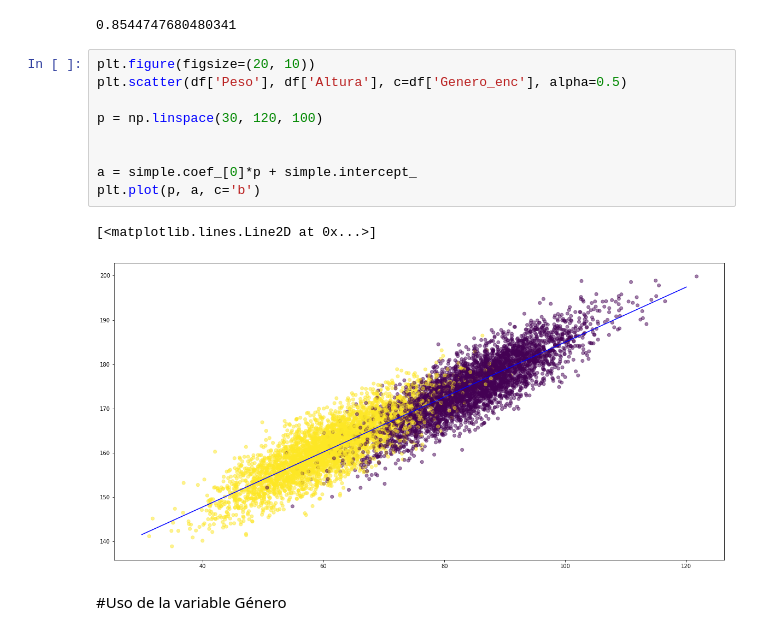
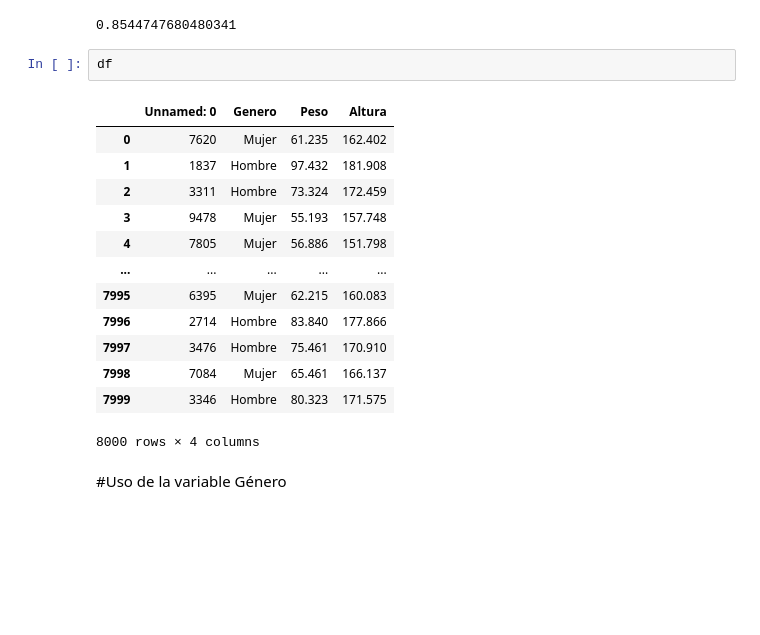
Before and after one commit to LCaravaggio/AnalisisPredictivo, a Jupyter notebook: Pesos_alturas.ipynb, the cells around one changed output. Drawn from its saved outputs; the diff is of its cells as text; blank space fills up the shorter version.

```diff
--- a/Pesos_alturas.ipynb
+++ b/Pesos_alturas.ipynb
@@ -24,18 +24,22 @@ LinearRegression(copy_X=True, fit_intercept=True, n_jobs=None, normalize=False)
 simple.score(df[['Peso']], df['Altura'])
 # %% [output]
 0.8544747680480341
-# %%
-plt.figure(figsize=(20, 10))
-plt.scatter(df['Peso'], df['Altura'], c=df['Genero_enc'], alpha=0.5)
-
-p = np.linspace(30, 120, 100)
-
-
-a = simple.coef_[0]*p + simple.intercept_
-plt.plot(p, a, c='b')
-# %% [output]
-[<matplotlib.lines.Line2D at 0x...>]
-[figure, removed]
+# %%
+df
+# %% [output]
+|  | Unnamed: 0 | Genero | Peso | Altura |
+| 0 | 7620 | Mujer | 61.235 | 162.402 |
+| 1 | 1837 | Hombre | 97.432 | 181.908 |
+| 2 | 3311 | Hombre | 73.324 | 172.459 |
+| 3 | 9478 | Mujer | 55.193 | 157.748 |
+| 4 | 7805 | Mujer | 56.886 | 151.798 |
+| ... | ... | ... | ... | ... |
+| 7995 | 6395 | Mujer | 62.215 | 160.083 |
+| 7996 | 2714 | Hombre | 83.840 | 177.866 |
+| 7997 | 3476 | Hombre | 75.461 | 170.910 |
+| 7998 | 7084 | Mujer | 65.461 | 166.137 |
+| 7999 | 3346 | Hombre | 80.323 | 171.575 |
+8000 rows × 4 columns
 # %% [markdown]
 #Uso de la variable Género
 # %%
```
Also changed, not shown: parts of 1 cell of this notebook.
